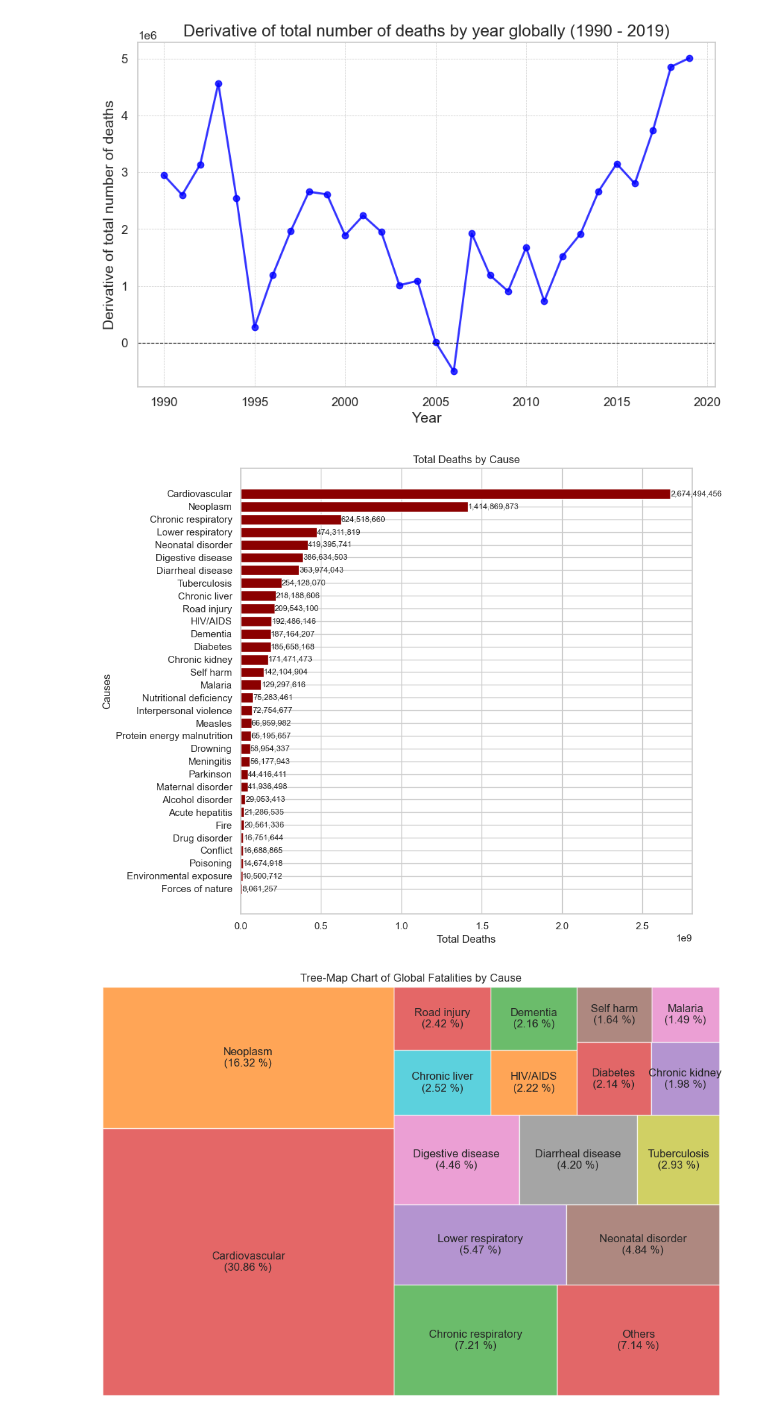
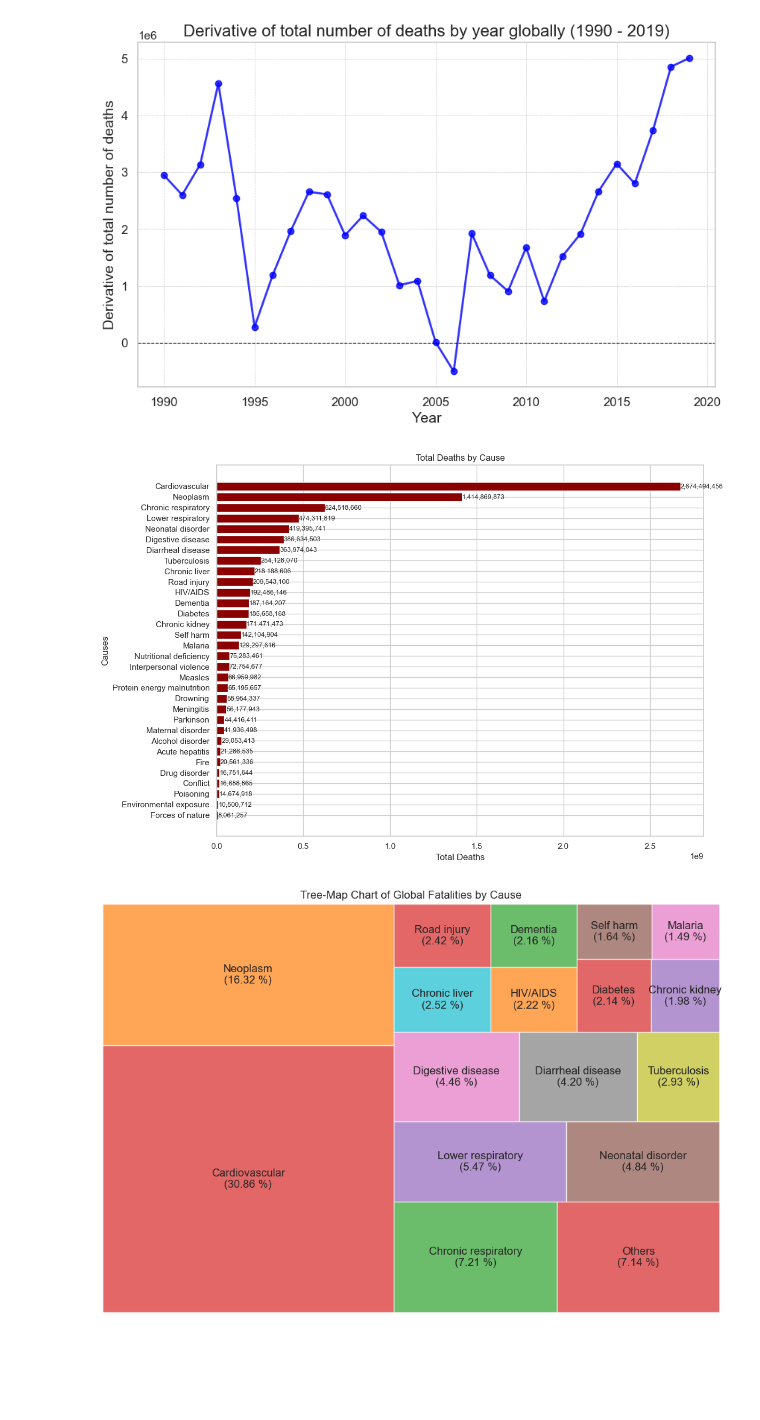
Before and after one commit to hoangvu1806/Analyze-annual-death-data, a Jupyter notebook: analysis.ipynb, the cells around one changed output. Saved outputs shown, nothing was run; the diff lists cells and outputs as text; code cells hidden in the pictures; blank space fills up the shorter version.

```diff
--- a/analysis.ipynb
+++ b/analysis.ipynb
@@ -257,26 +256,26 @@ plt.show()
 # %%
 # Get data from DataFrame, remove unnecessary columns
 df_causes = df.drop(['Entity', 'Code', 'Year'], axis=1)
 
 # Calculate the total number of deaths for each cause and decrease the arrangement
 total_deaths_by_cause = df_causes.sum().sort_values(ascending=True)
 
-plt.figure(figsize=(10, 8))
+plt.figure(figsize=(12, 8))
 bars = plt.barh(total_deaths_by_cause.index, total_deaths_by_cause.values, color='darkred')
 
 # Display the exact number on each column
 for bar in bars:
     plt.text(bar.get_width(), bar.get_y() + bar.get_height()/2,
              '{:,}'.format(int(bar.get_width())),
              va='center', ha='left', fontsize=9)
 
 plt.title('Total Deaths by Cause')
 plt.xlabel('Total Deaths')
 plt.ylabel('Causes')
 plt.tight_layout()
 plt.show()
 # %% [output]
-[figure, old version]
+[figure, new version]
 # %%
 import squarify
 # Define a custom color palette
```
Also changed, not shown: parts of 4 cells of this notebook.
